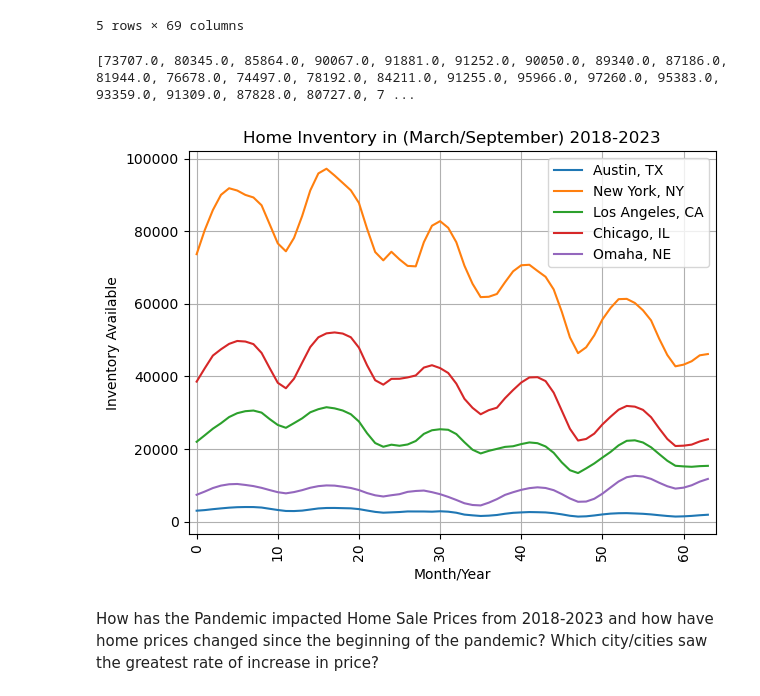
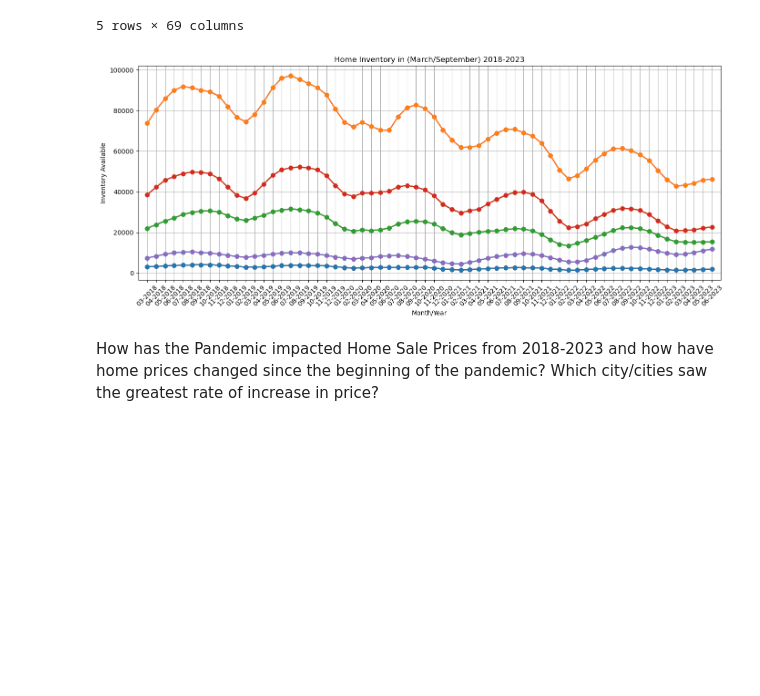
Before and after one commit to ashley-ley/Zillow-Housing-Analysis, a Jupyter notebook: Zillow-Notebook.ipynb, the cells around one changed output. Drawn from its saved outputs; the diff is of its cells as text; code cells hidden in the pictures; blank space fills up the shorter version.

Commit message:
Re-make graph for housing inventory to include points at each month/year interval

```diff
--- a/Zillow-Notebook.ipynb
+++ b/Zillow-Notebook.ipynb
@@ -14,18 +14,7 @@ median_sale_path_df = pd.read_csv(median_sale_path)
 # %% [markdown]
 Housing Inventory: How has the housing inventory fluctuated since pre-pandemic times?
 # %%
-region_df = for_sale_inventory_df.rename(columns={"2018-03-31":"March 2018","2018-09-30":"September 2018",
-                                                "2019-03-31":"March 2019","2019-09-30":"September 2019",
-                                                "2020-03-31":"March 2020","2020-09-30":"September 2020",
-                                                "2021-03-31":"March 2021","2021-09-30":"September 2021",
-                                                "2022-03-31":"March 2022","2022-09-30":"September 2022",
-                                                "2023-03-31":"March 2023","2023-06-30":"June 2023",})
-housing_inventory = region_df[["RegionID","RegionName","RegionType","StateName",
-                                           "March 2018","September 2018","March 2019","September 2019","March 2020","September 2020","March 2021",
-                                           "September 2021","March 2022","September 2022","March 2023","June 2023"]].copy()
-housing_inventory
-
-# The following code will make a new DataFrame using ALL the dates, not specific months
+# Create a DataFrame that focuses on our five cities/states
 complete_housing_inventory = for_sale_inventory_df.iloc[[1,2,3,29,58]]
 complete_housing_inventory
 # %% [output]
@@ -37,13 +26,6 @@ complete_housing_inventory
 | 58 | 394938 | 59 | Omaha, NE | msa | NE | 3001.0 | 3167.0 | 3419.0 | 3638.0 | ... |
 5 rows × 69 columns
 # %%
-# Create a variable for each city we are analyzing for this project
-homes_in_austin_tx = complete_housing_inventory.loc[housing_inventory["RegionName"] == "Austin, TX"]
-homes_in_omaha_ne = complete_housing_inventory.loc[housing_inventory["RegionName"] == "Omaha, NE"]
-homes_in_chicago_il = complete_housing_inventory.loc[housing_inventory["RegionName"] == "Chicago, IL"]
-homes_in_ny_ny = complete_housing_inventory.loc[housing_inventory["RegionName"] == "New York, NY"]
-homes_in_la_ca = complete_housing_inventory.loc[housing_inventory["RegionName"] == "Los Angeles, CA"]
-
 # Make a DataFrame using the loc function to find specific cities
 inventory_comparison = housing_inventory.loc[(housing_inventory["RegionName"] == "Austin, TX") |
                                              (housing_inventory["RegionName"] == "Omaha, NE") |
@@ -63,40 +45,45 @@ complete_housing_inventory.loc[complete_housing_inventory["RegionName"] == "Los
 complete_housing_inventory.loc[complete_housing_inventory["RegionName"] == "Austin, TX"]
 
 # Find the inventory over the five-year period for each city
 ny_ny_inventory = complete_housing_inventory.iloc[0,5:].to_list()
 om_ne_inventory = complete_housing_inventory.iloc[3,5:].to_list()
 ch_il_inventory = complete_housing_inventory.iloc[2,5:].to_list()
 los_ca_inventory = complete_housing_inventory.iloc[1,5:].to_list()
 au_tx_inventory = complete_housing_inventory.iloc[4,5:].to_list()
 
-print(ny_ny_inventory)
-
 # Create a DataFrame that displays the housing inventory over a 5-year period for the five cities in the US
 df = pd.DataFrame({
     "Austin, TX": au_tx_inventory,
     "New York, NY": ny_ny_inventory,
     "Los Angeles, CA": los_ca_inventory,
     "Chicago, IL": ch_il_inventory,
     "Omaha, NE": om_ne_inventory
-})
+}, index=housing_dates)
 
-line = df.plot.line()
+# Transpose the DataFrame to make dates as rows
+df_transposed = df.T
+df_transposed
+
+plt.figure(figsize=(14, 6))  # Adjust the figure size if needed
+
+# Loop through the columns of inventory_comparison and plot each city's inventory data
+for city in inventory_comparison.columns:
+    plt.plot(df.index, df, marker='o', label=city)
 
 # Set a Title and labels
 plt.title("Home Inventory in (March/September) 2018-2023")
 plt.xlabel("Month/Year")
 plt.ylabel("Inventory Available")
 plt.xlim(-1,64)
-plt.xticks(rotation=90)
+plt.xticks(rotation=45)
 plt.grid(True)
 
 # Save our graph and show the graph
 plt.tight_layout()
 plt.savefig("Output/Pandemic-Home-Inventory.png")
 plt.show()
 # %% [output]
-[73707.0, 80345.0, 85864.0, 90067.0, 91881.0, 91252.0, 90050.0, 89340.0, 87186.0, 81944.0, 76678.0, 74497.0, 78192.0, 84211.0, 91255.0, 95966.0, 97260.0, 95383.0, 93359.0, 91309.0, 87828.0, 80727.0, 7 ...
-[figure, old version]
+[figure, new version]
 # %% [markdown]
 How has the Pandemic impacted Home Sale Prices from 2018-2023 and how have home prices changed since the beginning of the pandemic? Which city/cities saw the greatest rate of increase in price?
 # %%
```
Also changed, not shown: 1 other file.
